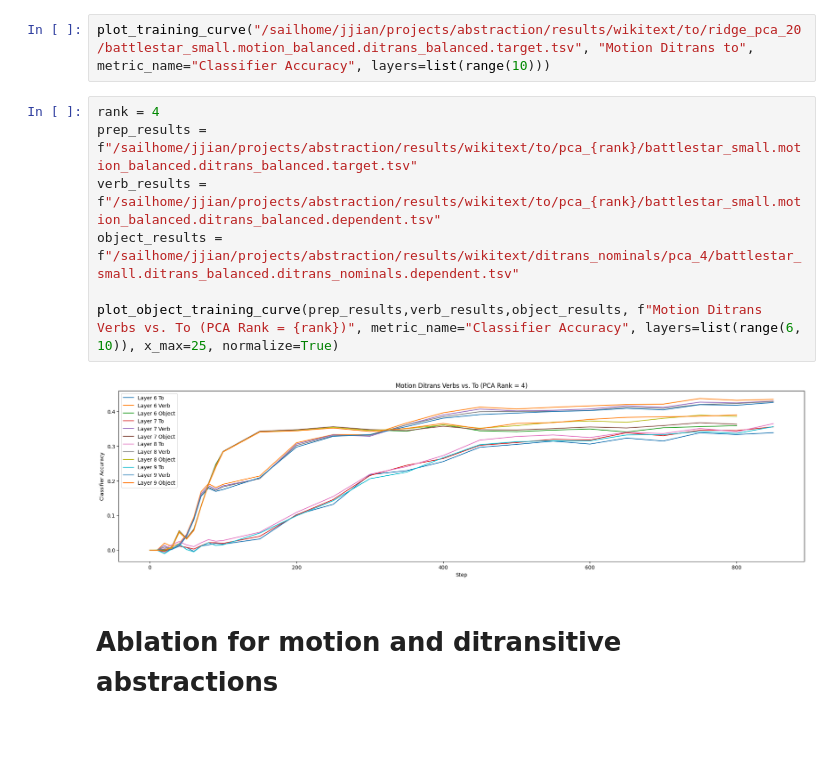
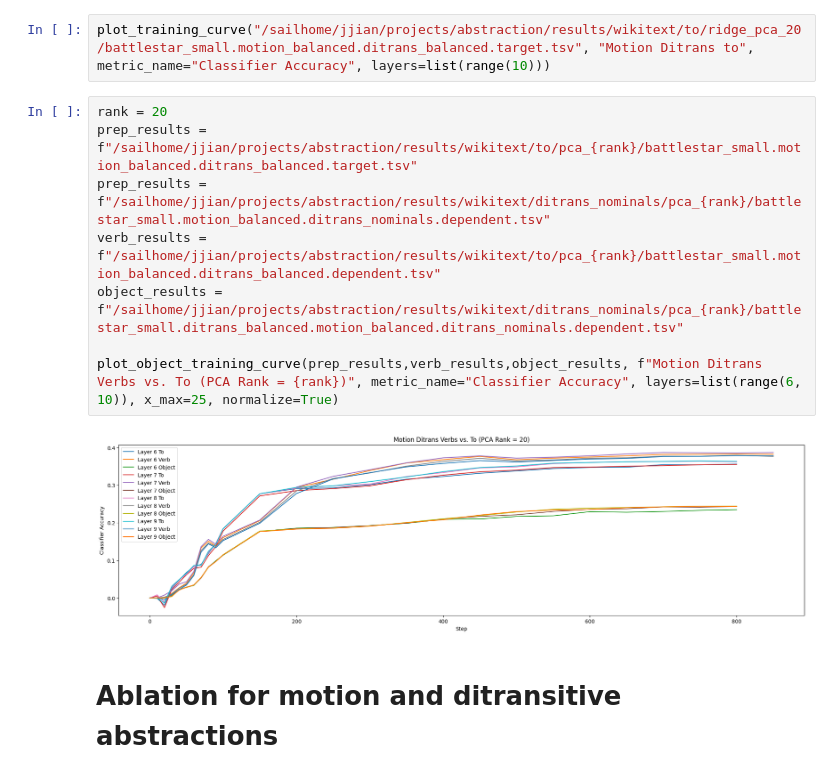
Before and after one commit to jasperjjian/abstraction, a Jupyter notebook: abstraction/analysis/plot.ipynb, the cells around one changed output. Cells and saved outputs as stored; diff of their text form; blank space fills up the shorter version.

Commit message:
New nominal vs. verb results.

```diff
--- a/abstraction/analysis/plot.ipynb
+++ b/abstraction/analysis/plot.ipynb
@@ -128,14 +128,15 @@ plot_training_curve("/sailhome/jjian/projects/abstraction/results/wikitext/to/ri
 # %%
 plot_training_curve("/sailhome/jjian/projects/abstraction/results/wikitext/to/ridge_pca_20/battlestar_small.motion_balanced.ditrans_balanced.target.tsv", "Motion Ditrans to", metric_name="Classifier Accuracy", layers=list(range(10)))
 # %%
-rank = 4
+rank = 20
 prep_results = f"/sailhome/jjian/projects/abstraction/results/wikitext/to/pca_{rank}/battlestar_small.motion_balanced.ditrans_balanced.target.tsv"
+prep_results = f"/sailhome/jjian/projects/abstraction/results/wikitext/ditrans_nominals/pca_{rank}/battlestar_small.motion_balanced.ditrans_nominals.dependent.tsv"
 verb_results = f"/sailhome/jjian/projects/abstraction/results/wikitext/to/pca_{rank}/battlestar_small.motion_balanced.ditrans_balanced.dependent.tsv"
-object_results = f"/sailhome/jjian/projects/abstraction/results/wikitext/ditrans_nominals/pca_4/battlestar_small.ditrans_balanced.ditrans_nominals.dependent.tsv"
+object_results = f"/sailhome/jjian/projects/abstraction/results/wikitext/ditrans_nominals/pca_{rank}/battlestar_small.ditrans_balanced.motion_balanced.ditrans_nominals.dependent.tsv"
 
 plot_object_training_curve(prep_results,verb_results,object_results, f"Motion Ditrans Verbs vs. To (PCA Rank = {rank})", metric_name="Classifier Accuracy", layers=list(range(6, 10)), x_max=25, normalize=True)
 # %% [output]
-[figure, old version]
+[figure, new version]
 # %% [markdown]
 # Ablation for motion and ditransitive abstractions
 # %%
```
Also changed, not shown: 6 other files.
